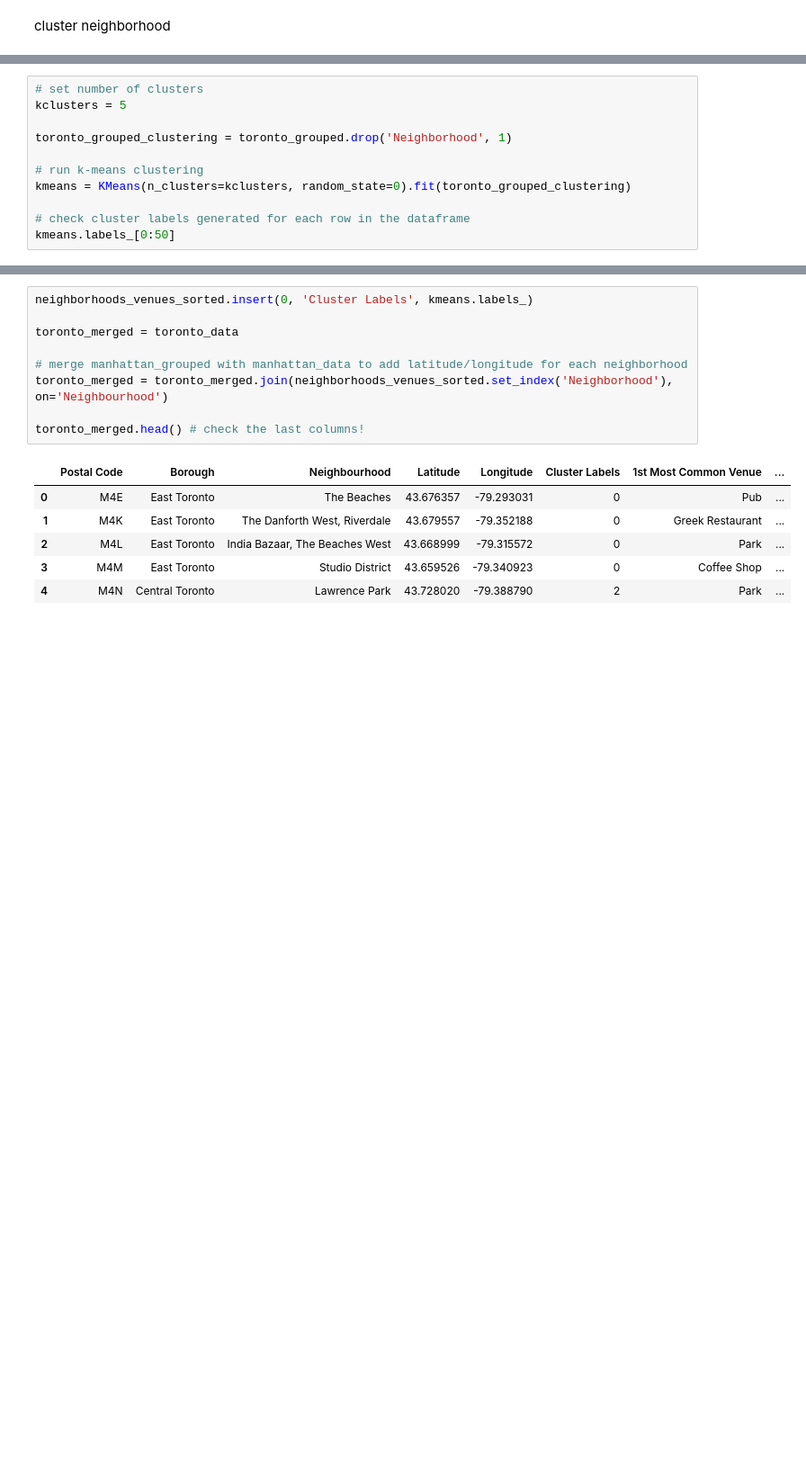
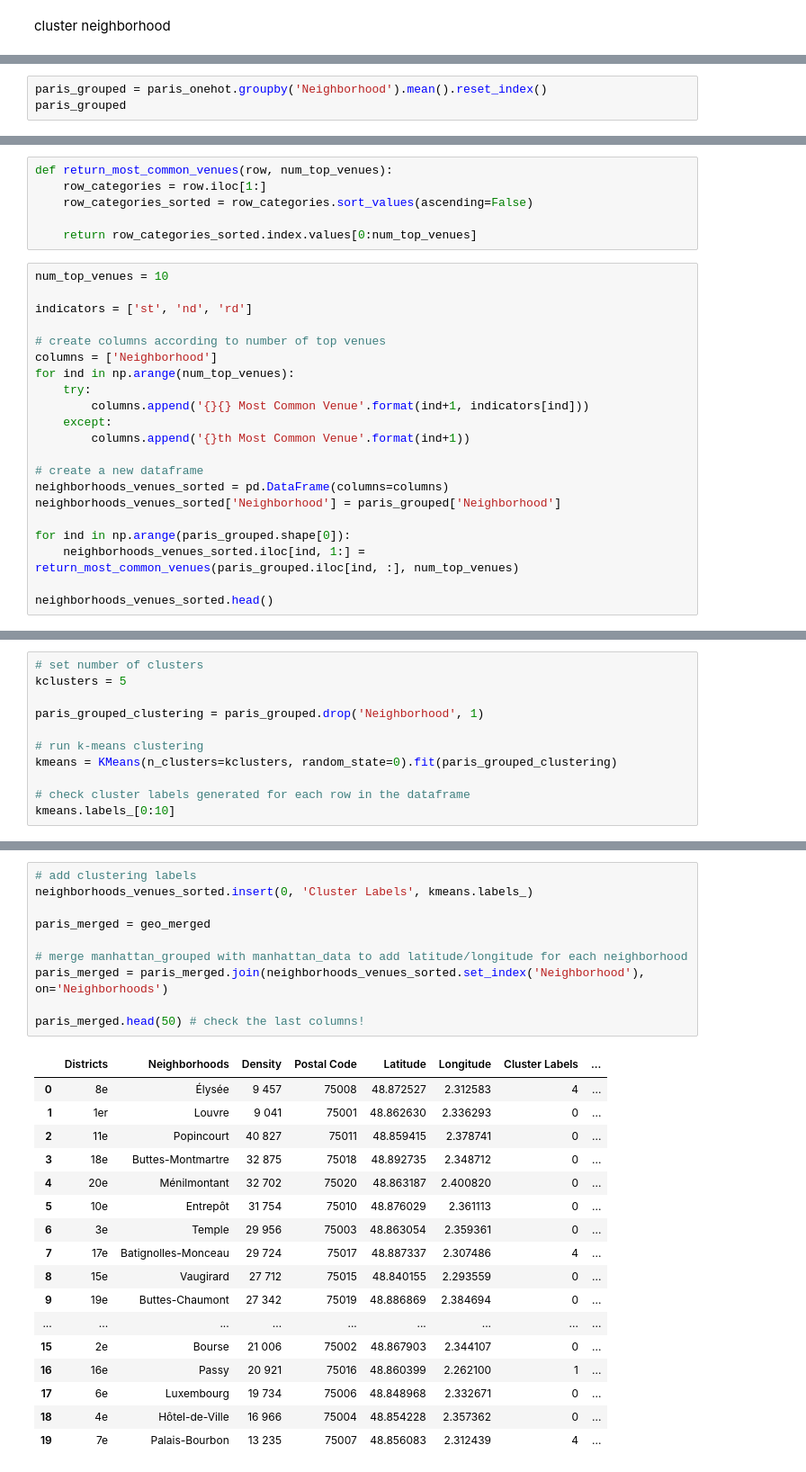
Before and after one commit to carofr123/Coursera_Capstone, a Jupyter notebook: Week3 Capstone.ipynb, the cells around one changed output, grey strips where cells are left out. Shown at 90% size. Drawn from its saved outputs; the diff is of its cells as text; blank space fills up the shorter version.

Commit message:
Published from Watson Studio.

```diff
--- a/Week3 Capstone.ipynb
+++ b/Week3 Capstone.ipynb
@@ -358,0 +496,3 @@ cluster neighborhood
+# %%
+paris_grouped = paris_onehot.groupby('Neighborhood').mean().reset_index()
+paris_grouped
@@ -358,0 +547,27 @@ cluster neighborhood
+# %%
+def return_most_common_venues(row, num_top_venues):
+    row_categories = row.iloc[1:]
+    row_categories_sorted = row_categories.sort_values(ascending=False)
+
+    return row_categories_sorted.index.values[0:num_top_venues]
+# %%
+num_top_venues = 10
+
+indicators = ['st', 'nd', 'rd']
+
+# create columns according to number of top venues
+columns = ['Neighborhood']
+for ind in np.arange(num_top_venues):
+    try:
+        columns.append('{}{} Most Common Venue'.format(ind+1, indicators[ind]))
+    except:
+        columns.append('{}th Most Common Venue'.format(ind+1))
+
+# create a new dataframe
+neighborhoods_venues_sorted = pd.DataFrame(columns=columns)
+neighborhoods_venues_sorted['Neighborhood'] = paris_grouped['Neighborhood']
+
+for ind in np.arange(paris_grouped.shape[0]):
+    neighborhoods_venues_sorted.iloc[ind, 1:] = return_most_common_venues(paris_grouped.iloc[ind, :], num_top_venues)
+
+neighborhoods_venues_sorted.head()
@@ -360,11 +584,11 @@ cluster neighborhood
 # set number of clusters
 kclusters = 5
 
-toronto_grouped_clustering = toronto_grouped.drop('Neighborhood', 1)
+paris_grouped_clustering = paris_grouped.drop('Neighborhood', 1)
 
 # run k-means clustering
-kmeans = KMeans(n_clusters=kclusters, random_state=0).fit(toronto_grouped_clustering)
+kmeans = KMeans(n_clusters=kclusters, random_state=0).fit(paris_grouped_clustering)
 
 # check cluster labels generated for each row in the dataframe
-kmeans.labels_[0:50]
+kmeans.labels_[0:10]
 # %% [output]
@@ -373,17 +596,29 @@ array([0, 0, 0, 0, 0, 0, 0, 0, 0, 0, 0, 0, 3, 0, 0, 0, 0, 0, 2, 0, 1, 0,
 # %%
+# add clustering labels
 neighborhoods_venues_sorted.insert(0, 'Cluster Labels', kmeans.labels_)
 
-toronto_merged = toronto_data
+paris_merged = geo_merged
 
 # merge manhattan_grouped with manhattan_data to add latitude/longitude for each neighborhood
-toronto_merged = toronto_merged.join(neighborhoods_venues_sorted.set_index('Neighborhood'), on='Neighbourhood')
+paris_merged = paris_merged.join(neighborhoods_venues_sorted.set_index('Neighborhood'), on='Neighborhoods')
 
-toronto_merged.head() # check the last columns!
+paris_merged.head(50) # check the last columns!
 # %% [output]
-|  | Postal Code | Borough | Neighbourhood | Latitude | Longitude | Cluster Labels | 1st Most Common Venue | ... |
-| 0 | M4E | East Toronto | The Beaches | 43.676357 | -79.293031 | 0 | Pub | ... |
-| 1 | M4K | East Toronto | The Danforth West, Riverdale | 43.679557 | -79.352188 | 0 | Greek Restaurant | ... |
-| 2 | M4L | East Toronto | India Bazaar, The Beaches West | 43.668999 | -79.315572 | 0 | Park | ... |
-| 3 | M4M | East Toronto | Studio District | 43.659526 | -79.340923 | 0 | Coffee Shop | ... |
-| 4 | M4N | Central Toronto | Lawrence Park | 43.728020 | -79.388790 | 2 | Park | ... |
+|  | Districts | Neighborhoods | Density | Postal Code | Latitude | Longitude | Cluster Labels | ... |
+| 0 | 8e | Élysée | 9 457 | 75008 | 48.872527 | 2.312583 | 4 | ... |
+| 1 | 1er | Louvre | 9 041 | 75001 | 48.862630 | 2.336293 | 0 | ... |
+| 2 | 11e | Popincourt | 40 827 | 75011 | 48.859415 | 2.378741 | 0 | ... |
+| 3 | 18e | Buttes-Montmartre | 32 875 | 75018 | 48.892735 | 2.348712 | 0 | ... |
+| 4 | 20e | Ménilmontant | 32 702 | 75020 | 48.863187 | 2.400820 | 0 | ... |
+| 5 | 10e | Entrepôt | 31 754 | 75010 | 48.876029 | 2.361113 | 0 | ... |
+| 6 | 3e | Temple | 29 956 | 75003 | 48.863054 | 2.359361 | 0 | ... |
+| 7 | 17e | Batignolles-Monceau | 29 724 | 75017 | 48.887337 | 2.307486 | 4 | ... |
+| 8 | 15e | Vaugirard | 27 712 | 75015 | 48.840155 | 2.293559 | 0 | ... |
+| 9 | 19e | Buttes-Chaumont | 27 342 | 75019 | 48.886869 | 2.384694 | 0 | ... |
+| ... | ... | ... | ... | ... | ... | ... | ... | ... |
+| 15 | 2e | Bourse | 21 006 | 75002 | 48.867903 | 2.344107 | 0 | ... |
+| 16 | 16e | Passy | 20 921 | 75016 | 48.860399 | 2.262100 | 1 | ... |
+| 17 | 6e | Luxembourg | 19 734 | 75006 | 48.848968 | 2.332671 | 0 | ... |
+| 18 | 4e | Hôtel-de-Ville | 16 966 | 75004 | 48.854228 | 2.357362 | 0 | ... |
+| 19 | 7e | Palais-Bourbon | 13 235 | 75007 | 48.856083 | 2.312439 | 4 | ... |
 # %%
```
Also changed, not shown: parts of 62 cells of this notebook.
